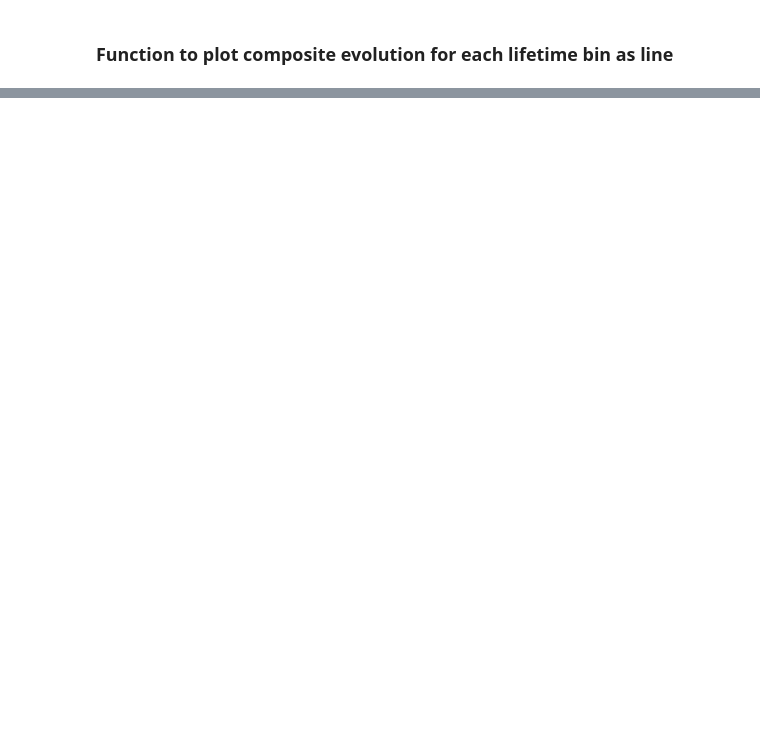
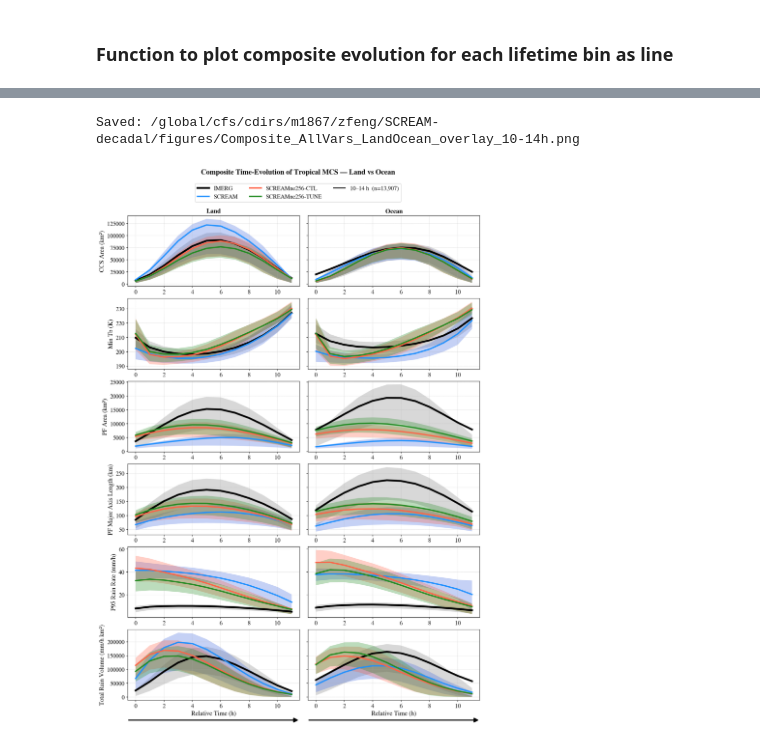
Before and after one commit to WACCEM/SCREAM_MCS, a Jupyter notebook: Notebooks/plot_tropical_mcs_trackstats_land_ocean.ipynb, the cells around one changed output, grey strips where cells are left out. Cells and saved outputs as stored; diff of their text form; code cells hidden in the pictures; blank space fills up the shorter version.

```diff
--- a/Notebooks/plot_tropical_mcs_trackstats_land_ocean.ipynb
+++ b/Notebooks/plot_tropical_mcs_trackstats_land_ocean.ipynb
@@ -953,0 +1513,78 @@ fig, axes = plot_composite_evolution(
+# %%
+# ── Overlay composite: Land (left) vs Ocean (right), two duration bins ────────
+# Duration bins: (10–14 h) → dashed lines, (22–26 h) → solid lines.
+# Same color and linewidth per source across both bin groups.
+# IQR shading (q25–q75) shown per source.
+# ── Styling dicts (user-adjustable) ──────────────────────────────────────────
+overlay_source_styles = {
+    'IMERG':  dict(color='black',      lw=4, ls='-'),
+    'SCREAM': dict(color='dodgerblue', lw=3, ls='-'),
+    'SCREAMne256-CTL': dict(color='tomato', lw=3, ls='-'),
+    'SCREAMne256-TUNE': dict(color='forestgreen', lw=3, ls='-'),
+}
+# Keys also select which bins are plotted; 'ls' overrides the source default.
+overlay_bin_styles = {
+    '10–14 h': dict(ls='-'),   # dashed  (en-dash U+2013, same as built in a3c7de9e)
+    # '22–26 h': dict(ls='-'),    # solid
+}
+overlay_shading = {
+    'IMERG':  dict(facecolor='gray',      alpha=0.3),
+    'SCREAM': dict(facecolor='royalblue', alpha=0.3),
+    'SCREAMne256-CTL': dict(facecolor='tomato', alpha=0.3),
+    'SCREAMne256-TUNE': dict(facecolor='forestgreen', alpha=0.3),
+}
+
+# ── Build panel composites dict ───────────────────────────────────────────────
+# Layout: rows = variables, cols = surface (Land left, Ocean right)
+var_list_lo    = list(comp_var_specs.keys())
+ylabels_lo     = [spec['ylabel'] for spec in comp_var_specs.values()]
+surfaces_lo    = ['Land', 'Ocean']
+
+combined_lo    = {}   # combined_lo['{var}|{surface}'][source][bin_label] = result
+panel_order_lo = []
+panel_titles_lo = []
+
+for var in var_list_lo:
+    for surface in surfaces_lo:
+        key = f'{var}|{surface}'
+        combined_lo[key] = {
+            ds: all_composites_lo[surface][var].get(ds, {})
+            for ds in SOURCE_ORDER
+        }
+        panel_order_lo.append(key)
+        panel_titles_lo.append(surface)   # top-row titles: 'Land' / 'Ocean'
+
+# ── Call ──────────────────────────────────────────────────────────────────────
+# Remove spaces from duration bin key for use in filename; e.g. '10–14 h' → '10–14h'
+duration_key = list(overlay_bin_styles.keys())[0]
+duration_key_nospace = "".join(duration_key.split())
+duration_key_filename = duration_key_nospace.replace("\u2013", "-")
+
+figname_lo = f'{figdir_out}Composite_AllVars_LandOcean_overlay_{duration_key_filename}.png'
+fig_lo, axes_lo = plot_composite_evolution_shading(
+    combined_lo,
+    panel_order   = panel_order_lo,
+    source_styles = overlay_source_styles,
+    nrow          = len(var_list_lo),
+    ncol          = len(surfaces_lo),
+    bin_styles    = overlay_bin_styles,
+    shading       = overlay_shading,
+    # shading       = None,
+    stat          = 'mean',
+    figsize       = (7 * len(surfaces_lo), 3 * len(var_list_lo)),
+    hspace        = 0.17,
+    wspace        = 0.05,
+    dpi           = 150,
+    fontsize      = 14,
+    xlabel        = 'Relative Time (h)',
+    ylabel        = ylabels_lo,
+    titles        = panel_titles_lo,
+    suptitle      = 'Composite Time-Evolution of Tropical MCS — Land vs Ocean',
+    suptitle_y    = 1.02,
+    legend_ncols  = 3,
+    arrow_y       = -0.28,
+    figname       = figname_lo,
+)
+# %% [output]
+Saved: /global/cfs/cdirs/m1867/zfeng/SCREAM-decadal/figures/Composite_AllVars_LandOcean_overlay_10-14h.png
+[figure, added]
```
Also changed, not shown: parts of 21 cells of this notebook.
